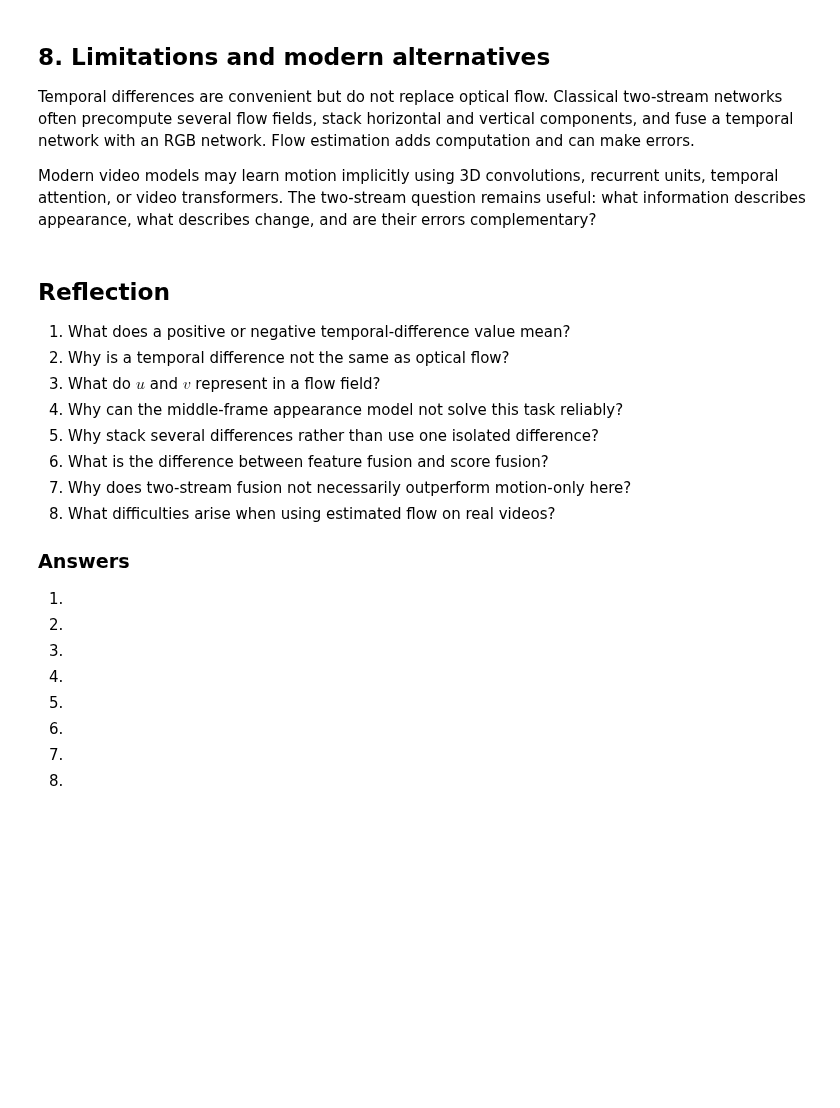
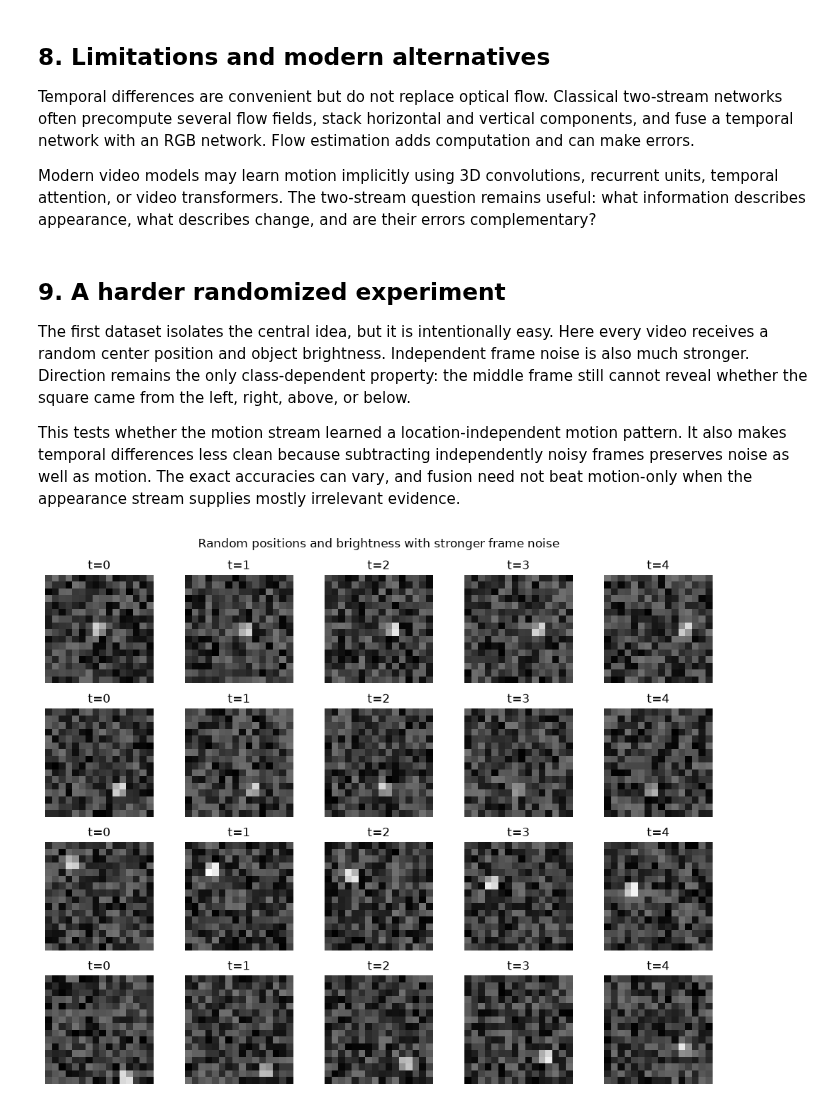
Before and after one commit to Maxstef/cs231n-practice, a Jupyter notebook: notebooks/47_motion_representations_and_two_stream_networks.ipynb, the cells around one changed output. Cells and saved outputs as stored; diff of their text form; code cells hidden in the pictures; blank space fills up the shorter version.

Commit message:
add harder randomized experiment and optical flow comment

```diff
--- a/notebooks/47_motion_representations_and_two_stream_networks.ipynb
+++ b/notebooks/47_motion_representations_and_two_stream_networks.ipynb
@@ -343,24 +349,63 @@ Temporal differences are convenient but do not replace optical flow. Classical t
 
 Modern video models may learn motion implicitly using 3D convolutions, recurrent units, temporal attention, or video transformers. The two-stream question remains useful: what information describes appearance, what describes change, and are their errors complementary?
 # %% [markdown]
-## Reflection
+## 9. A harder randomized experiment
 
-1. What does a positive or negative temporal-difference value mean?
-2. Why is a temporal difference not the same as optical flow?
-3. What do $u$ and $v$ represent in a flow field?
-4. Why can the middle-frame appearance model not solve this task reliably?
-5. Why stack several differences rather than use one isolated difference?
-6. What is the difference between feature fusion and score fusion?
-7. Why does two-stream fusion not necessarily outperform motion-only here?
-8. What difficulties arise when using estimated flow on real videos?
+The first dataset isolates the central idea, but it is intentionally easy. Here every video receives a random center position and object brightness. Independent frame noise is also much stronger. Direction remains the only class-dependent property: the middle frame still cannot reveal whether the square came from the left, right, above, or below.
 
-### Answers
-
-1.
-2.
-3.
-4.
-5.
-6.
-7.
-8.
+This tests whether the motion stream learned a location-independent motion pattern. It also makes temporal differences less clean because subtracting independently noisy frames preserves noise as well as motion. The exact accuracies can vary, and fusion need not beat motion-only when the appearance stream supplies mostly irrelevant evidence.
+# %%
+def make_varied_direction_dataset(number_of_examples, seed, image_size=16):
+    """Create noisier videos with randomized positions and brightness."""
+    generator = torch.Generator().manual_seed(seed)
+    labels = torch.arange(number_of_examples) % 4
+    labels = labels[torch.randperm(number_of_examples, generator=generator)]
+
+    # Independent noise in every frame makes raw differences noisy too.
+    videos = 0.45 * torch.rand(
+        number_of_examples, 5, 1, image_size, image_size, generator=generator
+    )
+    for n, label in enumerate(labels):
+        # A margin of two pixels keeps every five-frame path in bounds.
+        middle_row = int(torch.randint(2, image_size - 3, (1,), generator=generator))
+        middle_column = int(
+            torch.randint(2, image_size - 3, (1,), generator=generator)
+        )
+        brightness = float(
+            torch.empty(1).uniform_(0.30, 0.65, generator=generator)
+        )
+        row_step, column_step = DIRECTIONS[label]
+        for t in range(5):
+            offset = t - 2
+            row = middle_row + int(row_step) * offset
+            column = middle_column + int(column_step) * offset
+            videos[n, t, 0, row:row + 2, column:column + 2] += brightness
+
+    return videos.clamp_max(1.0), labels
+
+
+varied_train_videos, varied_train_labels = make_varied_direction_dataset(
+    400, seed=31
+)
+varied_validation_videos, varied_validation_labels = (
+    make_varied_direction_dataset(160, seed=37)
+)
+
+varied_example_indices = [
+    int(torch.where(varied_train_labels == class_id)[0][0])
+    for class_id in range(4)
+]
+fig, axes = plt.subplots(4, 5, figsize=(10, 8))
+for row, index in enumerate(varied_example_indices):
+    for t in range(5):
+        axes[row, t].imshow(
+            varied_train_videos[index, t, 0], cmap="gray", vmin=0, vmax=1
+        )
+        axes[row, t].set_title(f"t={t}")
+        axes[row, t].axis("off")
+    axes[row, 0].set_ylabel(CLASS_NAMES[row])
+fig.suptitle("Random positions and brightness with stronger frame noise")
+plt.tight_layout()
+plt.show()
+# %% [output]
+[figure, added]
```
Also changed, not shown: parts of 6 cells of this notebook.
